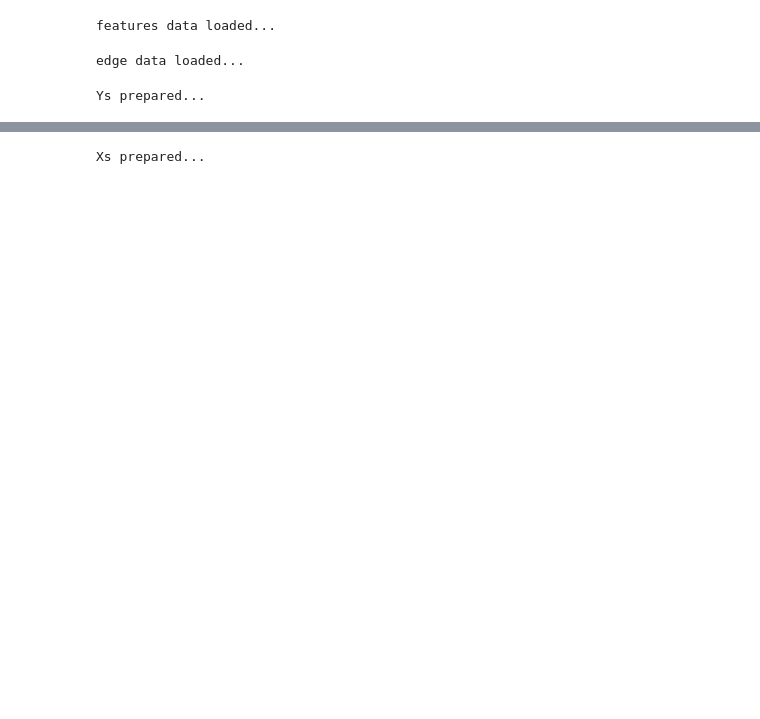
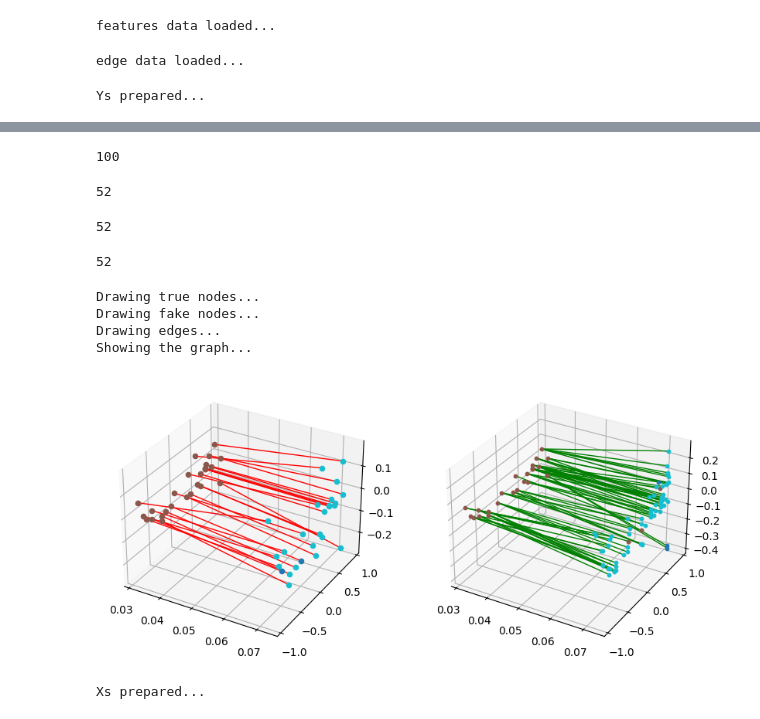
Before and after one commit to jihwanoh123/particle_trajectory, a Jupyter notebook: Fully_connected_Pennylane.ipynb, the cells around one changed output, grey strips where cells are left out. Drawn from its saved outputs; the diff is of its cells as text; code cells hidden in the pictures; blank space fills up the shorter version.

```diff
--- a/Fully_connected_Pennylane.ipynb
+++ b/Fully_connected_Pennylane.ipynb
@@ -119,0 +137,11 @@ Saving  event000001000_g000.npz
+# %%
+pairs=[]
+for row in Rio[:100]:
+    pair=[]
+    for i,n in enumerate(row):
+        if n==1:
+            pair.append(i)
+    pairs.append(pair)
+len(pairs)
+# %% [output]
+100
@@ -119,0 +164,67 @@ Saving  event000001000_g000.npz
+# %%
+len(nodes_look)
+# %% [output]
+52
+# %%
+nodes_color_look=[]
+nodes_color_fake=[]
+for nd in nodes_look:
+    nodes_color_look.append(node_colors[int(nd)])
+for nd in nodes_fake:
+    nodes_color_fake.append(node_colors[int(nd)])
+len(nodes_color_look)
+# %% [output]
+52
+# %%
+node_pos_look={}
+node_pos_fake={}
+for nd in nodes_look:
+    node_pos_look[nd]=node_pos[nd]
+for nd in nodes_fake:
+    node_pos_fake[nd]=node_pos[nd]
+len(node_pos_look)
+# %% [output]
+52
+# %%
+# Create a 3D figure
+fig = plt.figure(figsize=(10,10))
+ax1 = fig.add_subplot(121, projection='3d')
+ax2 = fig.add_subplot(122, projection='3d')
+# Define a discrete colormap based on the unique colors in your data
+unique_colors = set(nodes_color_look)
+cmap = plt.get_cmap('tab10', len(unique_colors))  # 'tab10' is a predefined colormap
+# Map unique colors to integers for discrete colormap
+color_mapping = {color: i for i, color in enumerate(unique_colors)}
+node_colors_mapped = [color_mapping[color] for color in nodes_color_look]
+print("Drawing true nodes...")
+# Draw nodes with discrete colors
+for (node, pos), color in zip(node_pos_look.items(), node_colors_mapped):
+    x, y, z = pos
+    ax1.scatter(x, y, z, c=[cmap(color)], s=20)  # Use the discrete colormap here
+print("Drawing fake nodes...")
+node_colors_mapped = [color_mapping[color] for color in nodes_color_fake]
+# Draw nodes with discrete colors
+for (node, pos), color in zip(node_pos_fake.items(), node_colors_mapped):
+    x, y, z = pos
+    ax2.scatter(x, y, z, c=[cmap(color)], s=10)  # Use the discrete colormap here
+
+print("Drawing edges...")
+# Draw edges (replace with your edge drawing logic)
+for u, v in real_pairs:
+    u,v=str(u),str(v)
+    x1, y1, z1 = node_pos_look[u]
+    x2, y2, z2 = node_pos_look[v]
+    ax1.plot([x1, x2], [y1, y2], [z1, z2], 'r-', linewidth=1.0)  # Customize edge appearance
+for u, v in fake_pairs:
+    u,v=str(u),str(v)
+    x1, y1, z1 = node_pos_fake[u]
+    x2, y2, z2 = node_pos_fake[v]
+    ax2.plot([x1, x2], [y1, y2], [z1, z2], 'g-', linewidth=1.0)  # Customize edge appearance
+print("Showing the graph...")
+plt.show()
+# %% [output]
+Drawing true nodes...
+Drawing fake nodes...
+Drawing edges...
+Showing the graph...
+[figure, added]
```
Also changed, not shown: parts of 21 cells of this notebook.
